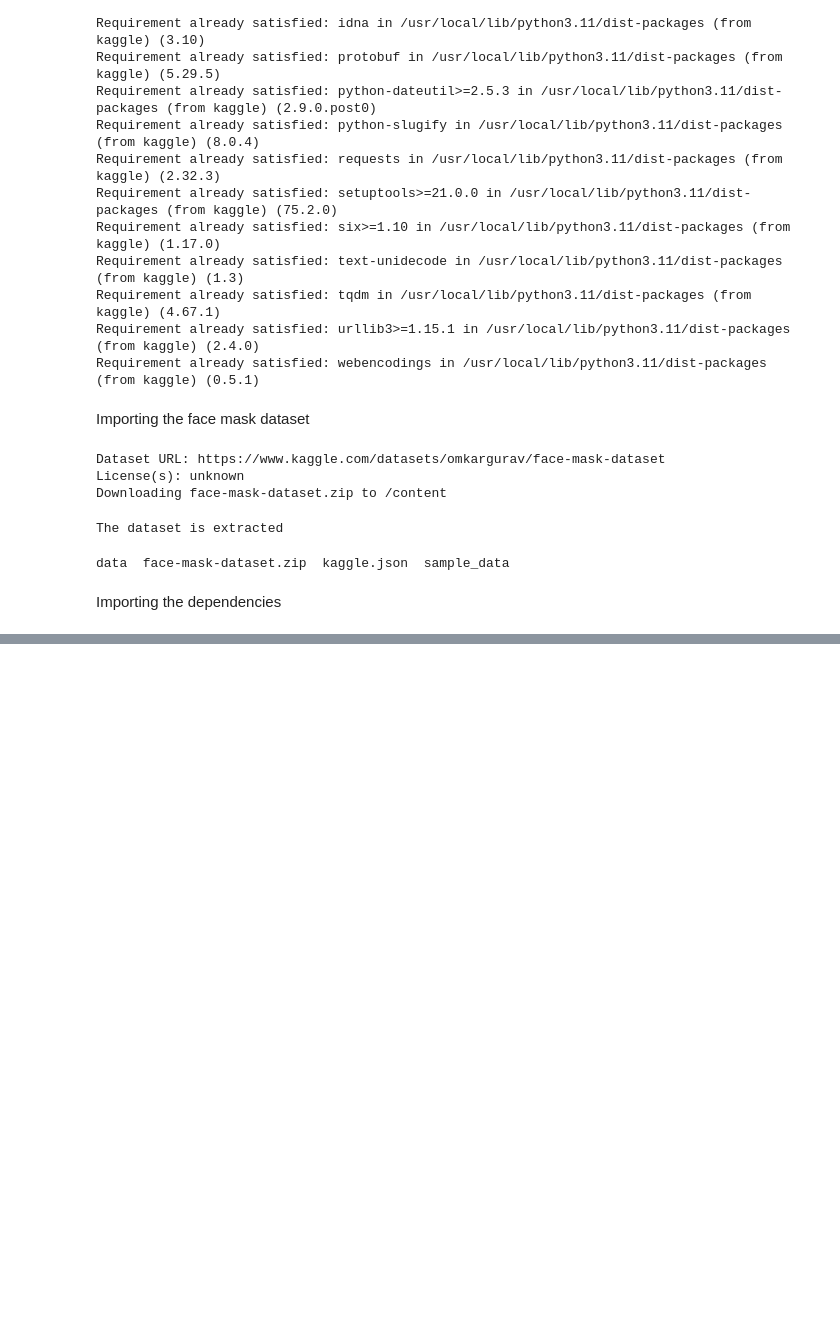
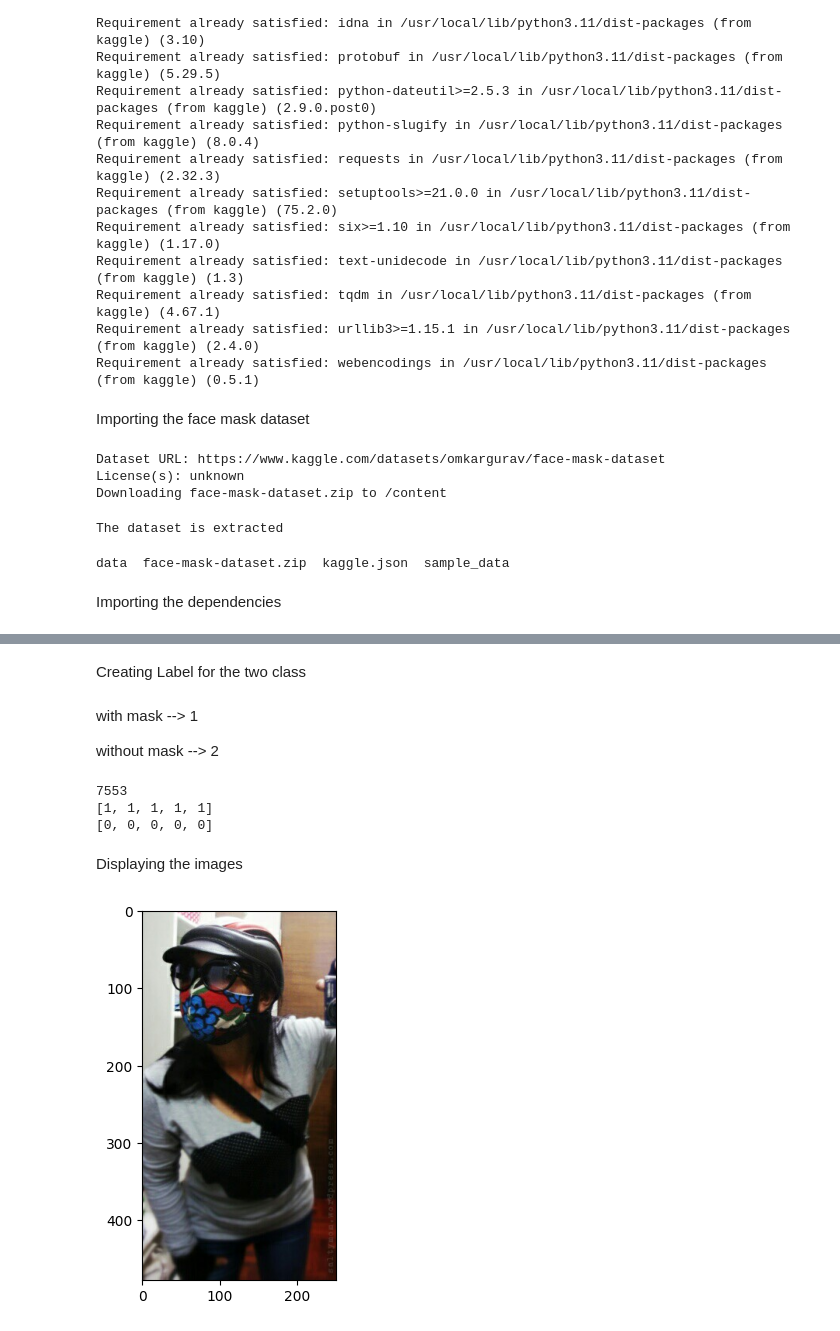
Before and after one commit to Priangshu-18/Face-Mask-Detection-System-using-CNN, a Jupyter notebook: Face_Mask_Detection_System_using_CNN.ipynb, the cells around one changed output, grey strips where cells are left out. Saved outputs shown, nothing was run; the diff lists cells and outputs as text; code cells hidden in the pictures; blank space fills up the shorter version.

```diff
--- a/Face_Mask_Detection_System_using_CNN.ipynb
+++ b/Face_Mask_Detection_System_using_CNN.ipynb
@@ -73,0 +80,6 @@ print(without_mask_files[-5:])
+# %% [markdown]
+Creating Label for the two class
+# %% [markdown]
+with mask --> 1
+
+without mask --> 2
@@ -73,0 +90,19 @@ print(without_mask_files[-5:])
+# %%
+labels = with_mask_labels + without_mask_labels
+
+print(len(labels))
+print(labels[0:5])
+print(labels[-5:])
+# %% [output]
+7553
+[1, 1, 1, 1, 1]
+[0, 0, 0, 0, 0]
+# %% [markdown]
+Displaying the images
+# %%
+# Displaying with mask images
+img = mping.imread('/content/data/with_mask/with_mask_3241.jpg')
+imgplot = plt.imshow(img)
+plt.show()
+# %% [output]
+[figure, added]
```
Also changed, not shown: parts of 12 cells of this notebook.
